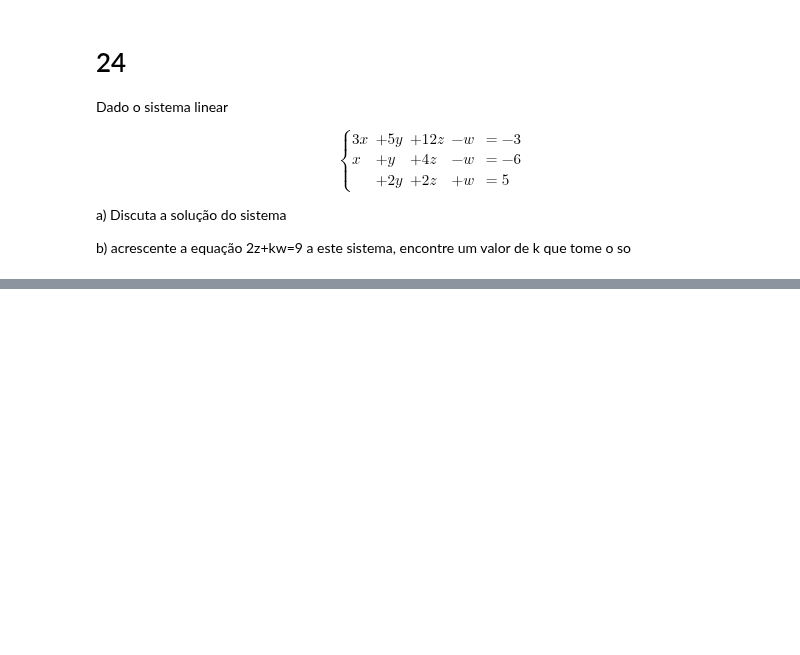
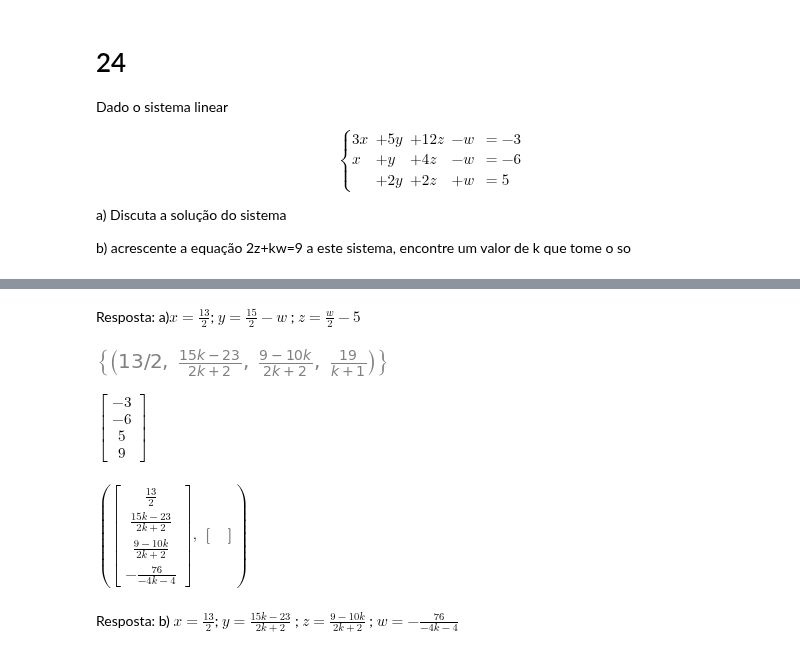
Before and after one commit to samirsaravia/AL-Calc, a Jupyter notebook: ALin/HW-sistemas-lineares.ipynb, the cells around one changed output, grey strips where cells are left out. Drawn from its saved outputs; the diff is of its cells as text; code cells hidden in the pictures; blank space fills up the shorter version.

```diff
--- a/ALin/HW-sistemas-lineares.ipynb
+++ b/ALin/HW-sistemas-lineares.ipynb
@@ -360,0 +386,7 @@ b) acrescente a equação 2z+kw=9 a este sistema, encontre um valor de k que tom
+# %% [markdown]
+Resposta: a)$x=\frac{13}{2}$; $y=\frac{15}{2}-w$ ; $z=\frac w2-5$
+# %%
+D24 = sym.Eq(2*z+k*w,9)
+sym.linsolve([A24,B24,C24,D24],x,y,z,w)
+# %% [output]
+[figure, added]
@@ -360,0 +395,11 @@ b) acrescente a equação 2z+kw=9 a este sistema, encontre um valor de k que tom
+# %%
+Bb24 = sym.Matrix([-3,-6,5,9])
+Bb24
+# %% [output]
+$\displaystyle \left[\begin{matrix}-3\\-6\\5\\9\end{matrix}\right]$
+# %%
+Aa24.gauss_jordan_solve(Bb24)
+# %% [output]
+$\displaystyle \left( \left[\begin{matrix}\frac{13}{2}\\\frac{15 k - 23}{2 k + 2}\\\frac{9 - 10 k}{2 k + 2}\\- \frac{76}{- 4 k - 4}\end{matrix}\right], \  \left[\begin{matrix}\end{matrix}\right]\right)$
+# %% [markdown]
+Resposta: b) $x=\frac{13}{2}$; $y=\frac{15k-23}{2k+2}$ ; $z=\frac{9-10k}{2k+2}$ ; $w=-\frac{76}{-4k-4}$
```
Also changed, not shown: parts of 8 cells of this notebook, 2 other files.
